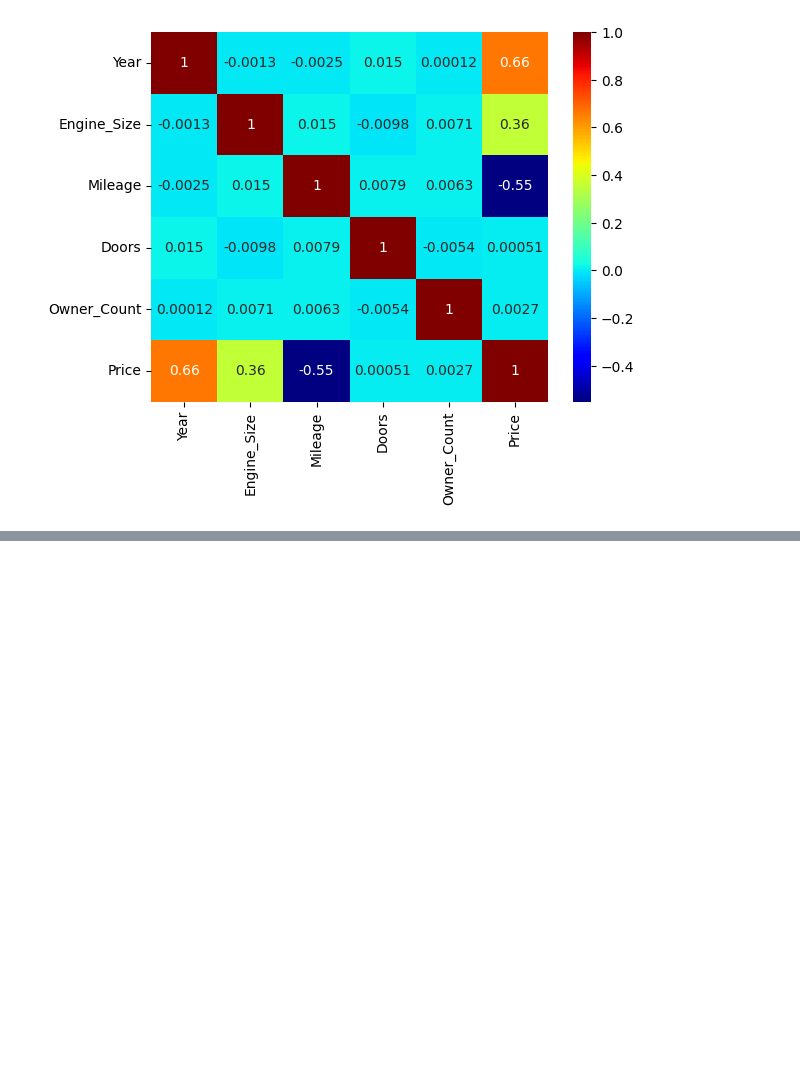
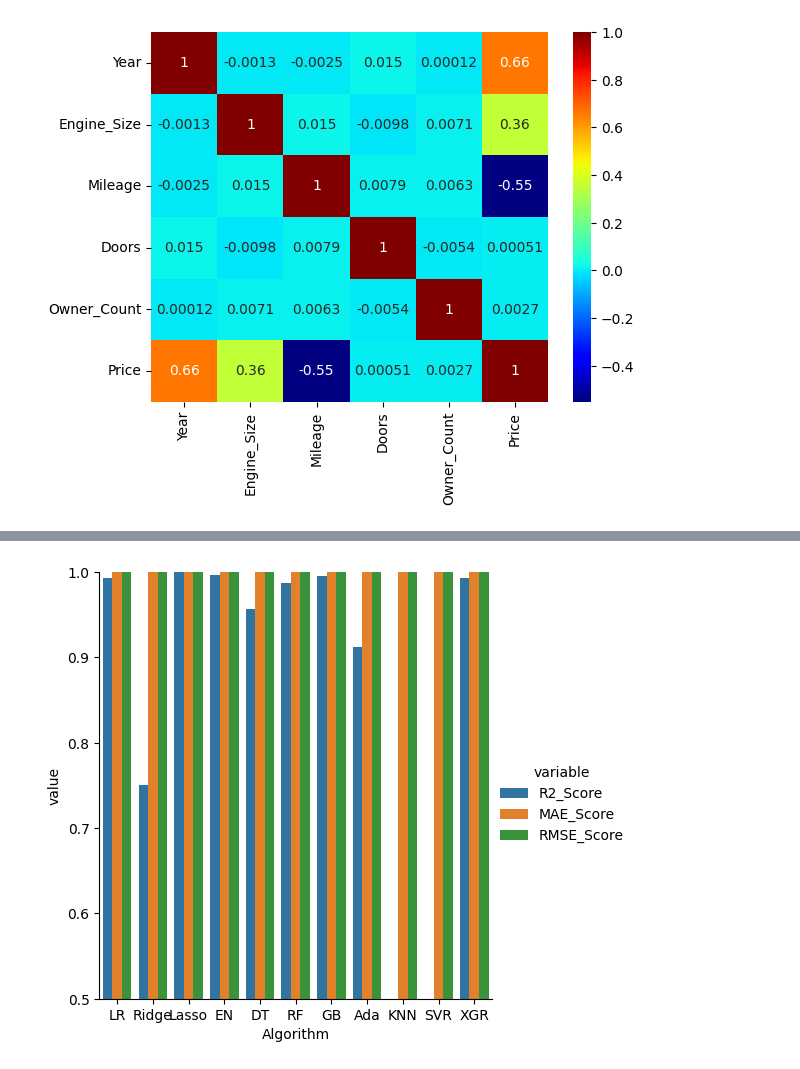
Before and after one commit to abishekparajuli-np/MLProjects, a Jupyter notebook: Car Price Prediction/car_price_prediction.ipynb, the cells around one changed output, grey strips where cells are left out. Saved outputs shown, nothing was run; the diff lists cells and outputs as text; code cells hidden in the pictures; blank space fills up the shorter version.

```diff
--- a/Car Price Prediction/car_price_prediction.ipynb
+++ b/Car Price Prediction/car_price_prediction.ipynb
@@ -236,0 +277,26 @@ print(root_mean_squared_error(y_test,y_pred))
+# %%
+lr = LinearRegression(fit_intercept=True, positive=False)  # positive=False instead of normalize
+ridge = Ridge(alpha=1.0, fit_intercept=True)
+lasso = Lasso(alpha=0.1, max_iter=1000)
+en = ElasticNet(alpha=0.1, l1_ratio=0.5, max_iter=1000)
+dt = DecisionTreeRegressor(max_depth=None, min_samples_split=2)
+rf = RandomForestRegressor(n_estimators=100, max_depth=None, random_state=42)
+gb = GradientBoostingRegressor(n_estimators=100, learning_rate=0.1, max_depth=3, random_state=42)
+ada = AdaBoostRegressor(n_estimators=50, learning_rate=1.0, random_state=42)
+knn = KNeighborsRegressor(n_neighbors=5, weights="uniform")
+svr = SVR(kernel="rbf", C=1.0, epsilon=0.1)
+xgr=XGBRegressor()
+# %%
+models = {
+    "LR": lr,
+    "Ridge": ridge,
+    "Lasso": lasso,
+    "EN": en,
+    "DT": dt,
+    "RF": rf,
+    "GB": gb,
+    "Ada": ada,
+    "KNN": knn,
+    "SVR": svr,
+    "XGR":xgr
+}
@@ -236,0 +372,2 @@ print(root_mean_squared_error(y_test,y_pred))
+# %%
+performance_df=pd.DataFrame({'Algorithm':models.keys(),'R2_Score':r2_scores,'MAE_Score':mae_scores,'RMSE_Score':rmse_scores})
@@ -236,0 +391,2 @@ print(root_mean_squared_error(y_test,y_pred))
+# %%
+new_performance_df=pd.melt(performance_df,id_vars='Algorithm')
@@ -236,0 +413,7 @@ print(root_mean_squared_error(y_test,y_pred))
+# %%
+sns.catplot(x='Algorithm',hue='variable',y='value',data=new_performance_df,kind='bar',height=5)
+plt.ylim(0.5,1)
+plt.Figure(figsize=(12,8))
+plt.show()
+# %% [output]
+[figure, added]
```
Also changed, not shown: parts of 24 cells of this notebook.
